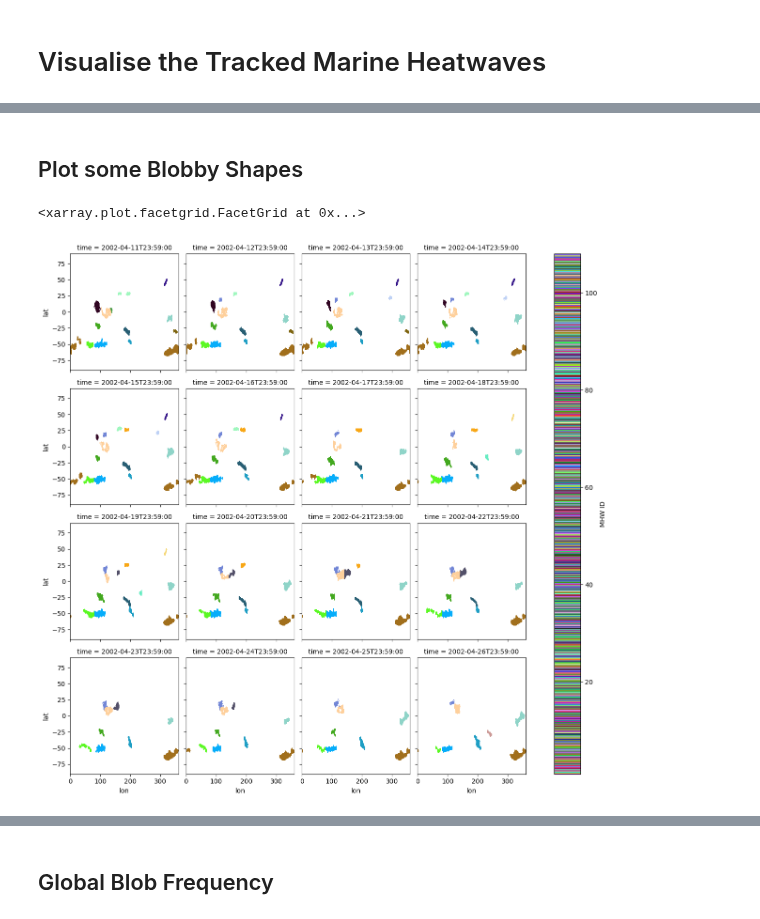
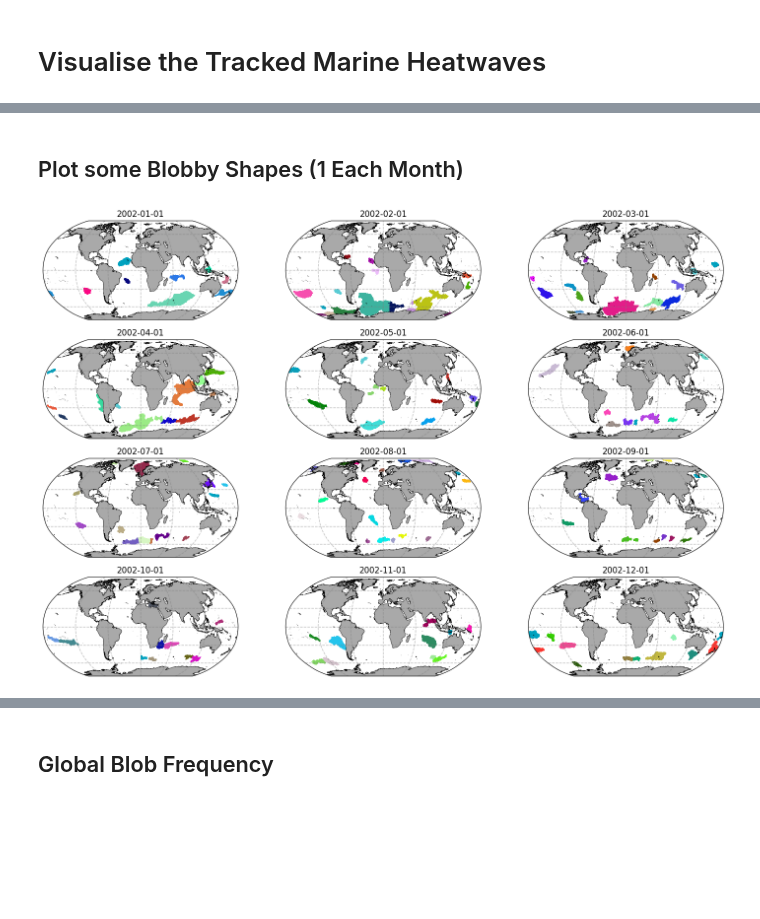
Before and after one commit to wienkers/spot_the_blOb, a Jupyter notebook: notebooks/03_visualise_events.ipynb, the cells around one changed output, grey strips where cells are left out. Saved outputs shown, nothing was run; the diff lists cells and outputs as text; code cells hidden in the pictures; blank space fills up the shorter version.

Commit message:
updated readme and fixed plotter problems that caused it to be slow.

```diff
--- a/notebooks/03_visualise_events.ipynb
+++ b/notebooks/03_visualise_events.ipynb
@@ -25,7 +25,7 @@ Dashboard Link: localhost:43955/status
 # %%
 # Import Tracked MHW DataSet
 
-file_name = Path('/scratch') / getuser()[0] / getuser() / 'mhws' / 'MHWs_tracked.nc'
+file_name = Path('/scratch') / getuser()[0] / getuser() / 'mhws' / 'MHWs_tracked_subset.nc'
 blobs_ds = xr.open_dataset(file_name, chunks={'time': 10, 'lat': 400, 'lon': 400, 'ID': 200, 'merge_ID': 200, 'component':-1, 'parent_idx':-1, 'child_idx':-1})
 blobs_ds
 # %% [output]
@@ -78,17 +78,12 @@ PandasIndex
 PandasIndex(DatetimeIndex(['2002-01-01 23:59:00', '2002-01-02 23:59:00', '2002-01-03 23:59:00', '2002-01-04 23:59:00', '2002-01-05 23:59:00', '2002-01-06 23:59:00', '2002-01-07 23:59:00', '2002-01-08  ...
 Attributes: (0)
 # %% [markdown]
-## Plot some Blobby Shapes
+## Plot some Blobby Shapes (1 Each Month)
 # %%
 cm = ListedColormap(np.random.random(size=(int(1e5), 3)).tolist())
 
-# blobs_day1 = blobs.sel(time=slice('2002-01-01', '2002-12-31')).resample(time='MS').first().persist()
-# blobs_day1 = blobs_day1.where(blobs_day1>0)
-# blobs_day1.plotter.pplot_col(col_wrap=3, var_units='MHW ID', cmap=cm, show_colorbar=False, cperc=[0, 100])
-
-blobbys = blobs.isel(time=slice(100,116))
-blobbys = blobbys.where(blobbys>0)
-blobbys.plot(col='time', col_wrap=4, cmap=cm, cbar_kwargs={'label':'MHW ID'})
+blobs_day1 = blobs.sel(time=slice('2002-01-01', '2002-12-31')).resample(time='MS').first().persist()
+blobs_day1 = blobs_day1.where(blobs_day1>0)
+fig, ax = blobs_day1.plotter.pplot_col(col_wrap=3, var_units='MHW ID', cmap=cm, show_colorbar=False, cperc=[0, 100])
 # %% [output]
-<xarray.plot.facetgrid.FacetGrid at 0x...>
-[figure, old version]
+[figure, new version]
```
Also changed, not shown: parts of 11 cells of this notebook, 4 other files.
